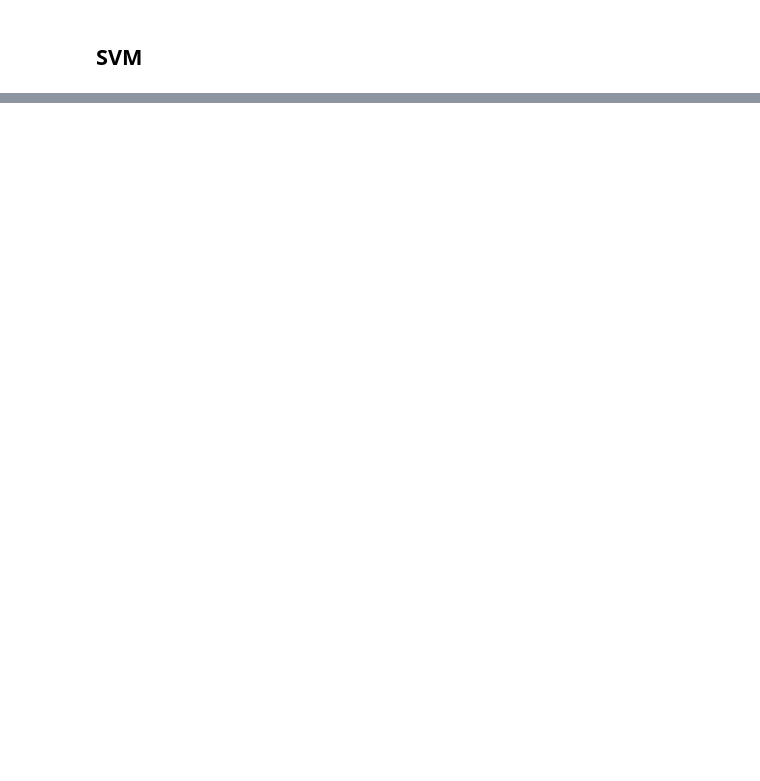
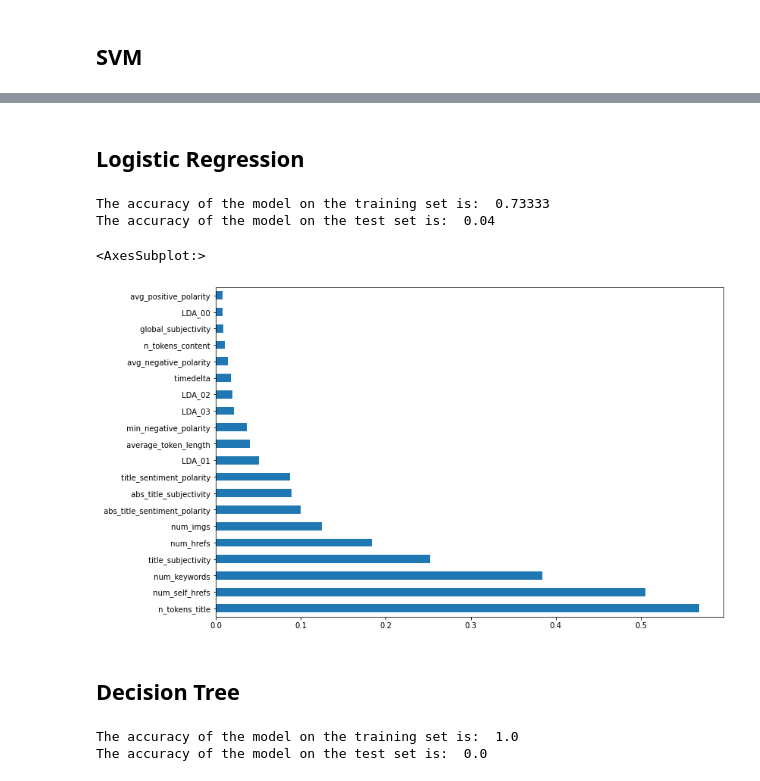
Before and after one commit to davisjrule/urop-pilot-study-datasets, a Jupyter notebook: pilot-study-online-news.ipynb, the cells around one changed output, grey strips where cells are left out. Drawn from its saved outputs; the diff is of its cells as text; code cells hidden in the pictures; blank space fills up the shorter version.

```diff
--- a/pilot-study-online-news.ipynb
+++ b/pilot-study-online-news.ipynb
@@ -172,0 +234,31 @@ pd.Series(abs(clf.coef_[0]), index=dataset['X'].columns).nlargest(20).plot(kind=
+# %% [markdown]
+## Logistic Regression
+# %%
+from sklearn.linear_model import LogisticRegression
+
+lr = LogisticRegression(random_state=0,max_iter=10000).fit(X_train, y_train)
+# %%
+#Training accuracy
+train_pred = lr.predict(X_train).tolist()
+same_train = sum(x == y for x, y in zip(train_pred, y_train.tolist()))
+accuracy_train = round(same_train/ len(train_pred), 5)
+
+#Test set accuracy
+predictions = lr.predict(X_test).tolist()
+same_test = sum(x == y for x, y in zip(predictions, y_test.tolist()))
+accuracy_test = round(same_test / len(predictions), 5)
+
+print("The accuracy of the model on the training set is: ", accuracy_train)
+print("The accuracy of the model on the test set is: ", accuracy_test)
+# %% [output]
+The accuracy of the model on the training set is:  0.73333
+The accuracy of the model on the test set is:  0.04
+# %%
+plt.figure(figsize=(12,8))
+# Top 10 most important features
+pd.Series(abs(lr.coef_[0]), index=dataset['X'].columns).nlargest(20).plot(kind='barh')
+# %% [output]
+<AxesSubplot:>
+[figure, added]
+# %% [markdown]
+## Decision Tree
@@ -172,0 +269,16 @@ pd.Series(abs(clf.coef_[0]), index=dataset['X'].columns).nlargest(20).plot(kind=
+# %%
+#Training accuracy
+train_pred = dtree.predict(X_train).tolist()
+same_train = sum(x == y for x, y in zip(train_pred, y_train.tolist()))
+accuracy_train = round(same_train/ len(train_pred), 5)
+
+#Test set accuracy
+predictions = dtree.predict(X_test).tolist()
+same_test = sum(x == y for x, y in zip(predictions, y_test.tolist()))
+accuracy_test = round(same_test / len(predictions), 5)
+
+print("The accuracy of the model on the training set is: ", accuracy_train)
+print("The accuracy of the model on the test set is: ", accuracy_test)
+# %% [output]
+The accuracy of the model on the training set is:  1.0
+The accuracy of the model on the test set is:  0.0
```
Also changed, not shown: parts of 11 cells of this notebook, 1 other file.
